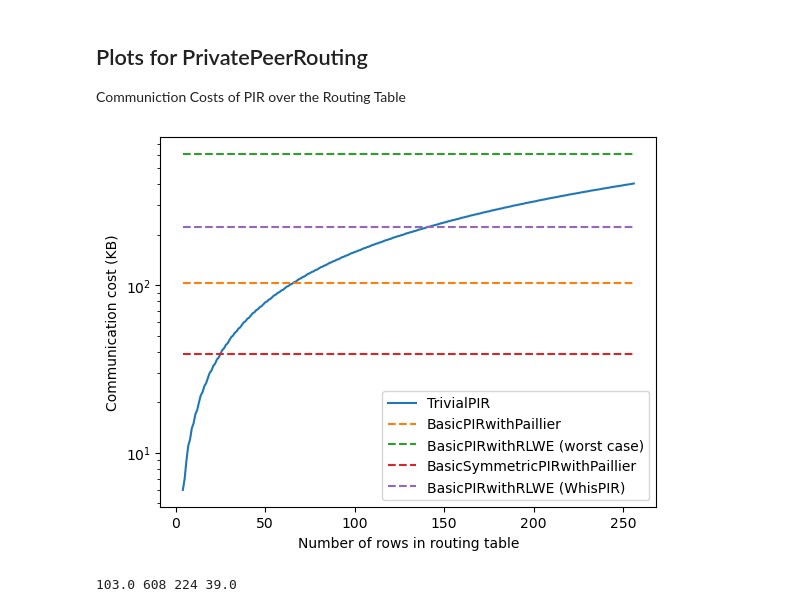
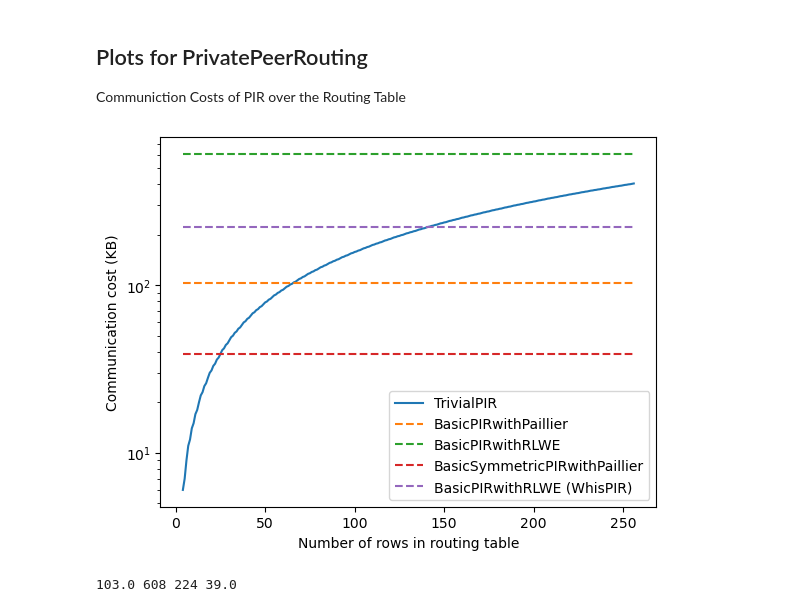
Before and after one commit to dettanym/dhtpir-ipfs, a Jupyter notebook: pir-parameters/params.ipynb, the cells around one changed output. Drawn from its saved outputs; the diff is of its cells as text; code cells hidden in the pictures.

```diff
--- a/pir-parameters/params.ipynb
+++ b/pir-parameters/params.ipynb
@@ -311,39 +311,29 @@ Communiction Costs of PIR over the Routing Table
 # %%
 ROW_SIZE_IN_BYTES = 20 * 81
 
 rows_range = range(4,257)
 trivial_PIR_cost_list = [B_to_KB(trivial_pir_cost(n, ROW_SIZE_IN_BYTES)) for n in rows_range]
-# paillier_pir_cost_list = [B_to_KB(comm_cost_BasicPIRwithPaillier(n, ROW_SIZE_IN_BYTES)[0]) for n in rows_range]
-paillier_worst_case_cost_list = [B_to_KB(comm_cost_BasicPIRwithPaillier(256, ROW_SIZE_IN_BYTES)[0]) for _ in rows_range]
-# basicpir_with_rlwe_cost_list = [B_to_KB(comm_cost_BasicPIRwithRLWE(n, ROW_SIZE_IN_BYTES)[0]) for n in rows_range]
-basicpir_with_rlwe_worst_case_cost_list = [B_to_KB(comm_cost_BasicPIRwithRLWE(256, ROW_SIZE_IN_BYTES)[0]) for _ in rows_range]
+basicpir_paillier_cost_list = [B_to_KB(comm_cost_BasicPIRwithPaillier(256, ROW_SIZE_IN_BYTES)[0]) for _ in rows_range]
+basicpir_with_rlwe_cost_list = [B_to_KB(comm_cost_BasicPIRwithRLWE(256, ROW_SIZE_IN_BYTES)[0]) for _ in rows_range]
 
 optimal_spir_bin_num = find_optimal_number_of_bins_for_BasicSymmetricPIRwithPaillier_with_binning(256, ROW_SIZE_IN_BYTES)[0]
 basicsymmetricpir_with_paillier_cost_list = [B_to_KB(comm_cost_BasicSymmetricPIRwithPaillier(256, optimal_spir_bin_num, ROW_SIZE_IN_BYTES)[0]) for _ in rows_range]
 
 basicpir_with_rlwe_with_whispir_cost_list = [B_to_KB(comm_cost_BasicPIRwithRLWE_withWhisPIR(256, ROW_SIZE_IN_BYTES)[0]) for _ in rows_range]
 
 plt.plot(rows_range, trivial_PIR_cost_list, label='TrivialPIR')
-# plt.plot(rows_range, paillier_pir_cost_list, label='BasicPIRwithPaillier')
-plt.plot(rows_range, paillier_worst_case_cost_list, '--', label='BasicPIRwithPaillier')
-# plt.plot(rows_range, basicpir_with_rlwe_cost_list, label='BasicPIRwithRLWE')
-plt.plot(rows_range, basicpir_with_rlwe_worst_case_cost_list, '--', label='BasicPIRwithRLWE (worst case)')
+plt.plot(rows_range, basicpir_paillier_cost_list, '--', label='BasicPIRwithPaillier')
+plt.plot(rows_range, basicpir_with_rlwe_cost_list, '--', label='BasicPIRwithRLWE')
 plt.plot(rows_range, basicsymmetricpir_with_paillier_cost_list, '--', label='BasicSymmetricPIRwithPaillier')
 plt.plot(rows_range, basicpir_with_rlwe_with_whispir_cost_list, '--', label='BasicPIRwithRLWE (WhisPIR)')
 
 plt.ylabel("Communication cost (KB)")
 plt.xlabel("Number of rows in routing table")
 plt.yscale('log')
 plt.legend()
 pd.DataFrame({
   'rows': rows_range,
-  'trivial_PIR_cost': trivial_PIR_cost_list,
-  # 'paillier_pir_cost': paillier_pir_cost_list,
-  'paillier_worst_case_cost': paillier_worst_case_cost_list,
-  # 'basicpir_with_rlwe_cost': basicpir_with_rlwe_cost_list,
-  'basicpir_with_rlwe_worst_case_cost': basicpir_with_rlwe_worst_case_cost_list,
-  'basicsymmetricpir_with_paillier_cost': basicsymmetricpir_with_paillier_cost_list
 }).to_csv("total_comm_pir_in_RT.csv", index=False)
 # %% [output]
-[figure, old version]
+[figure, new version]
 # %%
```
Also changed, not shown: parts of 1 cell of this notebook, 12 other files.
